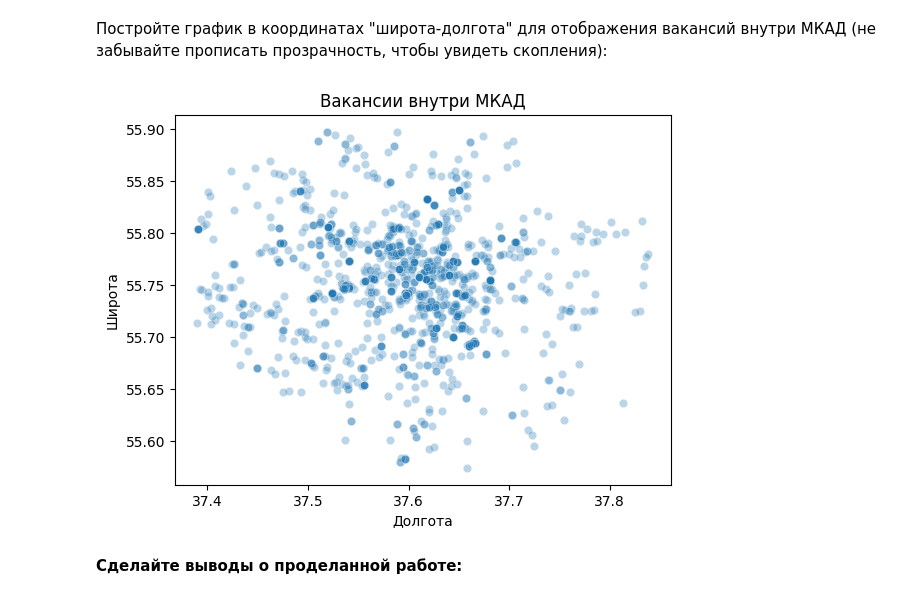
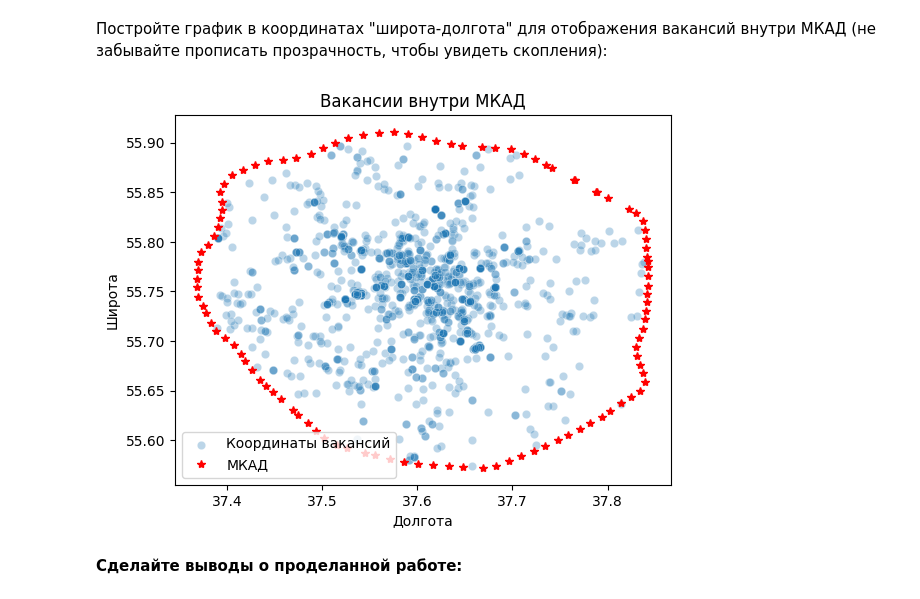
Before and after one commit to aleks-haksly/Postypashka, a Jupyter notebook: DA/01 HW/HW_1.ipynb, the cells around one changed output. Cells and saved outputs as stored; diff of their text form; code cells hidden in the pictures.

```diff
--- a/DA/01 HW/HW_1.ipynb
+++ b/DA/01 HW/HW_1.ipynb
@@ -377,10 +377,13 @@ lat = [vacany.get('address').get('lat') for  vacany in vacancies_inside_mkad]
 lng = [vacany.get('address').get('lng') for  vacany in vacancies_inside_mkad]
 # %%
 sns.scatterplot(data=pd.DataFrame(vacancies_inside_mkad), x=lng, y=lat, alpha=0.3,).set_title('Вакансии внутри МКАД')
+for y, x in mkadPoints:
+  plt.plot(x, y, 'r*')
 plt.xlabel('Долгота')
-plt.ylabel('Широта');
+plt.ylabel('Широта')
+plt.legend(['Координаты вакансий', 'МКАД']);
 # %% [output]
-[figure, old version]
+[figure, new version]
 # %% [markdown]
 **Сделайте выводы о проделанной работе:**
 # %% [markdown]
```
